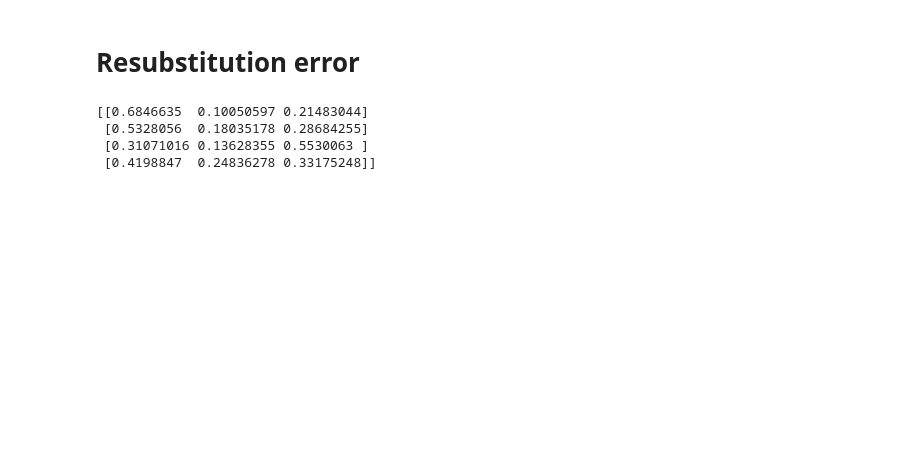
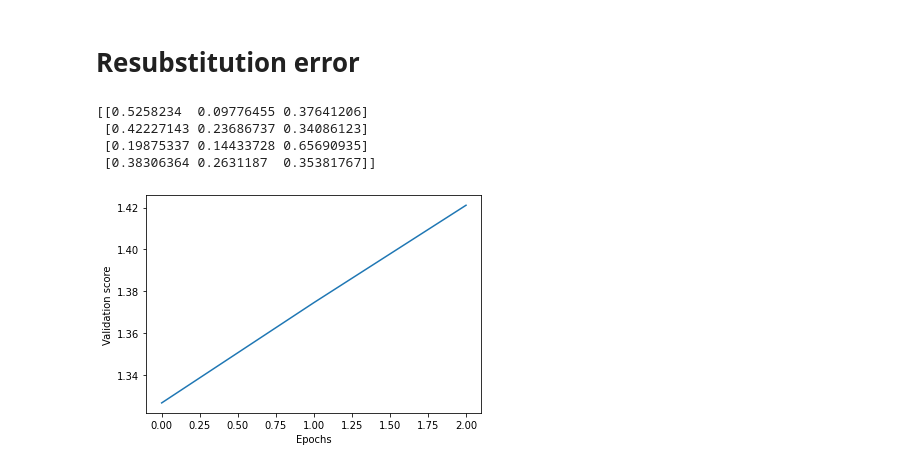
Before and after one commit to kevinwang09/pyProj, a Jupyter notebook: intro_keras/penguins_keras.ipynb, the cells around one changed output. Drawn from its saved outputs; the diff is of its cells as text; code cells hidden in the pictures; blank space fills up the shorter version.

Commit message:
add plots

```diff
--- a/intro_keras/penguins_keras.ipynb
+++ b/intro_keras/penguins_keras.ipynb
@@ -96,11 +96,14 @@ ncols = predictors.shape[1]
 print(ncols)
 # %% [output]
 10
+# %%
+from keras.callbacks import EarlyStopping
+early_stopping_monitor = EarlyStopping(patience = 2)
 # %%
 model = Sequential()
 model.add(Dense(100, activation = "relu", input_shape = (ncols, )))
 model.add(Dense(100, activation = "relu"))
 model.add(Dense(3, activation = "softmax"))
 model.compile(optimizer = "sgd", loss = "categorical_crossentropy", metrics = ["accuracy"])
-model.fit(predictors, target, epochs = 5 , validation_split = 0.3)
+hist = model.fit(predictors, target, epochs = 30 , validation_split = 0.3, callbacks = [early_stopping_monitor])
 # %% [output]
@@ -121,7 +119,16 @@ Epoch 5/5
 predictions = model.predict(predictors)
 print(predictions[[1, 100, 200, 300], :])
 # %% [output]
-[[0.6846635  0.10050597 0.21483044]
- [0.5328056  0.18035178 0.28684255]
- [0.31071016 0.13628355 0.5530063 ]
- [0.4198847  0.24836278 0.33175248]]
+[[0.5258234  0.09776455 0.37641206]
+ [0.42227143 0.23686737 0.34086123]
+ [0.19875337 0.14433728 0.65690935]
+ [0.38306364 0.2631187  0.35381767]]
+# %%
+import matplotlib.pyplot as plt
+
+plt.plot(hist.history["val_loss"])
+plt.xlabel('Epochs')
+plt.ylabel('Validation score')
+plt.show()
+# %% [output]
+[figure, added]
```
Also changed, not shown: parts of 2 cells of this notebook.
